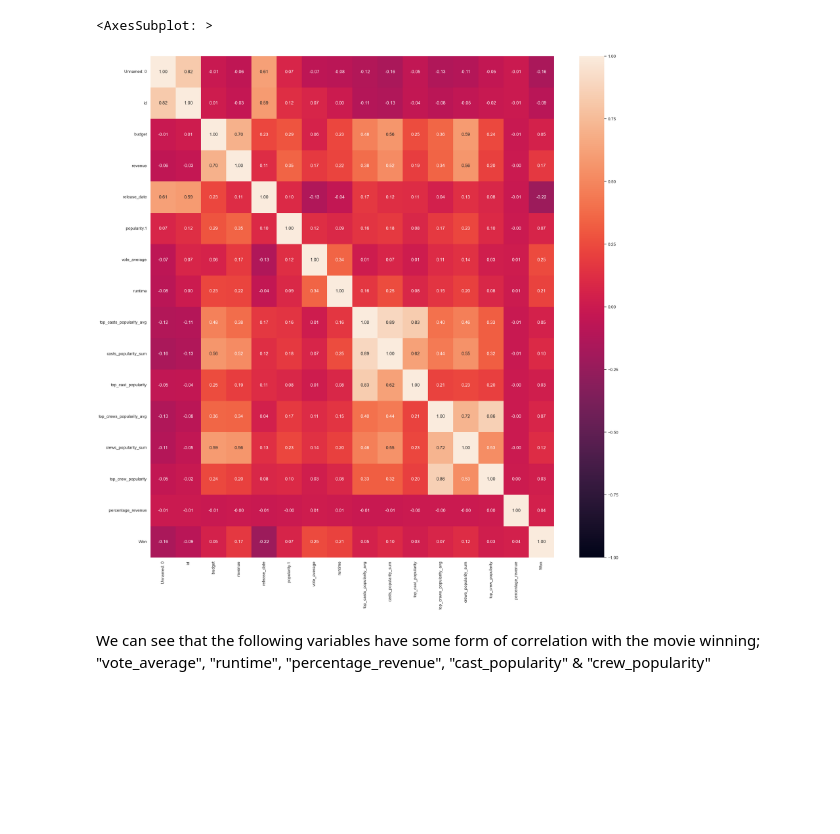
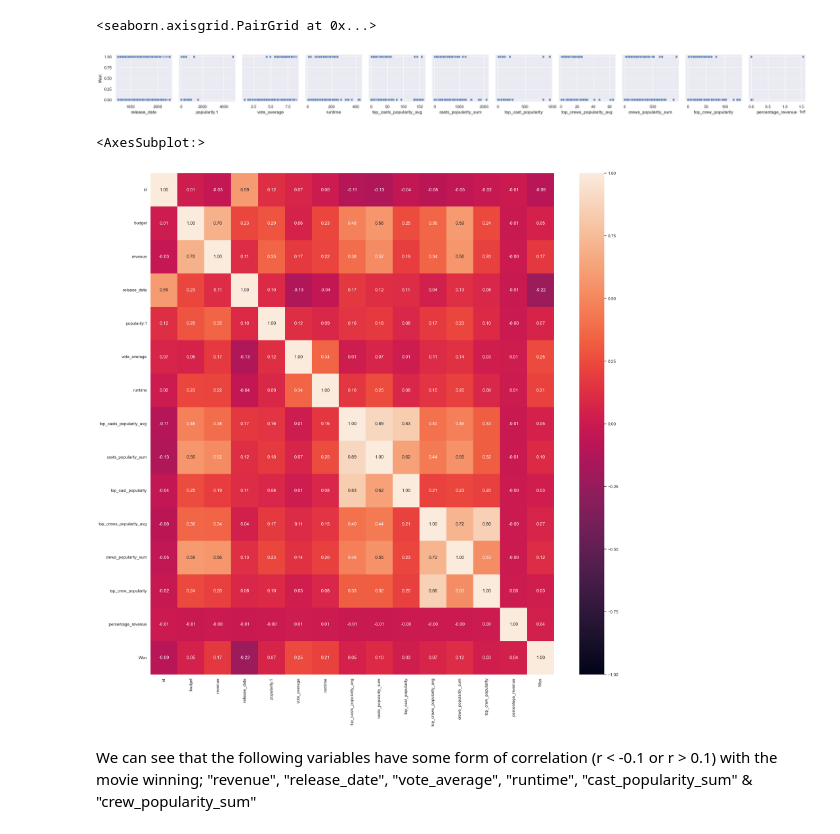
Before and after one commit to notsuspiciousindividual/SC1015_Project, a Jupyter notebook: data_EDA.ipynb, the cells around one changed output. Drawn from its saved outputs; the diff is of its cells as text; code cells hidden in the pictures; blank space fills up the shorter version.

```diff
--- a/data_EDA.ipynb
+++ b/data_EDA.ipynb
@@ -11,6 +12,6 @@ import io
 sb.set()
 # %%
 movieDB = pd.read_csv('Data_Cleaning/allCleanedMovieData.csv')
-movieDB.drop("Unnamed: 0", axis=1)
+movieDB = movieDB[['id','original_title','budget','revenue','release_date','popularity.1','vote_average','runtime','top_casts_popularity_avg','casts_popularity_sum','top_cast_popularity','top_crews_popularity_avg','crews_popularity_sum','top_crew_popularity','percentage_revenue','Won']]
 movieDB.head()
 # %% [output]
@@ -22,0 +24,3 @@ movieDB.head()
+# %%
+# Rename poplarity and Won
+movieDB.rename(columns={'popularity.1':'popularity', 'Won':'won'}, inplace=True)
@@ -67,9 +105,14 @@ sb.boxplot(x='percentage_revenue',y='Won',data=movieDB[['percentage_revenue','Wo
+# %%
+# Print Pairplot
+sb.pairplot(data=movieDB, y_vars= ['Won'], x_vars = ['release_date','popularity.1','vote_average','runtime','top_casts_popularity_avg','casts_popularity_sum','top_cast_popularity','top_crews_popularity_avg','crews_popularity_sum','top_crew_popularity','percentage_revenue'])
+# %% [output]
+<seaborn.axisgrid.PairGrid at 0x...>
+[figure, added]
 # %%
-movieDB.drop("Unnamed: 0", axis=1)
 f = plt.figure(figsize=(24,24))
 sb.heatmap(movieDB.corr(), vmin=-1, vmax = 1, annot = True, fmt=".2f")
 # %% [output]
-<AxesSubplot: >
+<AxesSubplot:>
-[figure, old version]
+[figure, new version]
 # %% [markdown]
-We can see that the following variables have some form of correlation with the movie winning; "vote_average", "runtime", "percentage_revenue", "cast_popularity" & "crew_popularity"
+We can see that the following variables have some form of correlation (r < -0.1 or r > 0.1) with the movie winning; "revenue", "release_date", "vote_average", "runtime", "cast_popularity_sum" & "crew_popularity_sum"
```
Also changed, not shown: parts of 11 cells of this notebook, 9 other files.
